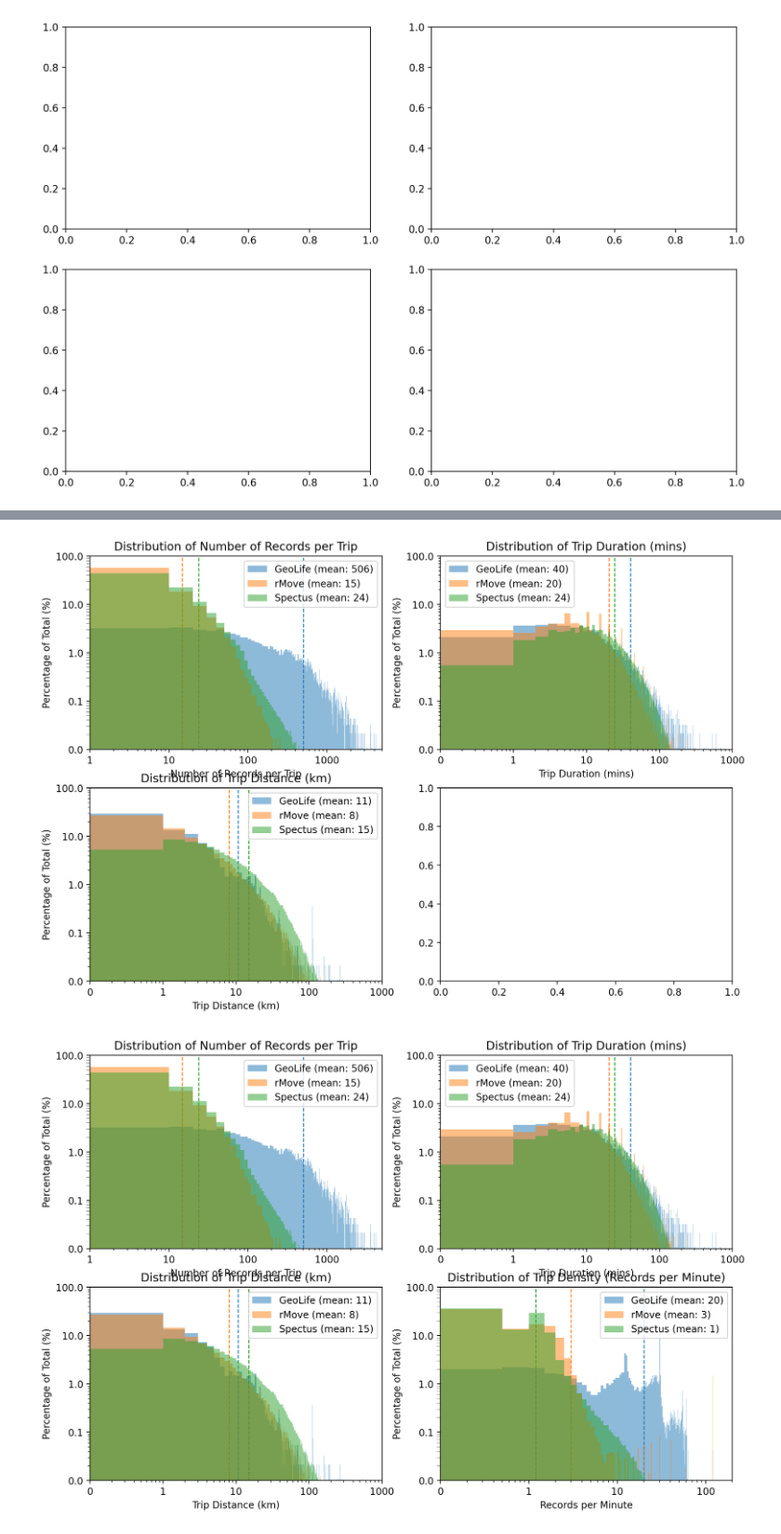
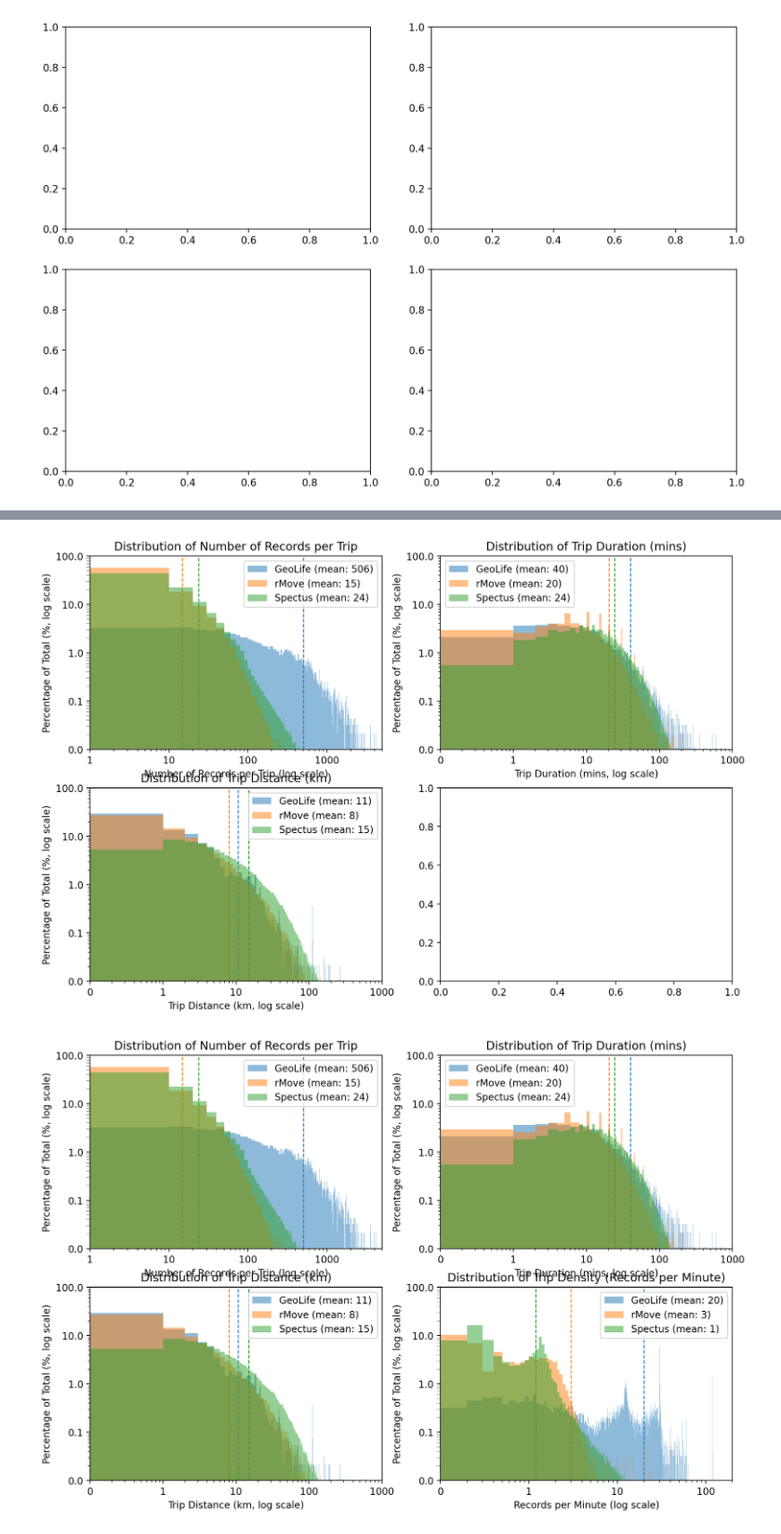
Before and after one commit to UW-THINKlab/mode-analysis, a Jupyter notebook: Dataset_Comparison_Graphs_All_Density.ipynb, the cells around one changed output, grey strips where cells are left out. Shown at 93% size. Saved outputs shown, nothing was run; the diff lists cells and outputs as text; code cells hidden in the pictures.

Commit message:
Updating graphs and adding to readme

```diff
--- a/Dataset_Comparison_Graphs_All_Density.ipynb
+++ b/Dataset_Comparison_Graphs_All_Density.ipynb
@@ -507,53 +507,53 @@ ax2.set_ylim(0.01, 100)
 ax2.xaxis.set_major_formatter(ScalarFormatter())
 ax2.yaxis.set_major_formatter(ScalarFormatter())
 
-ax2.set_xlabel('Trip Distance (km)')
-ax2.set_ylabel('Percentage of Total (%)')
+ax2.set_xlabel('Trip Distance (km, log scale)')
+ax2.set_ylabel('Percentage of Total (%, log scale)')
 ax2.set_title('Distribution of Trip Distance (km)')
 ax2.legend()
 
 fig2
 # %% [output]
-[figure, old version]
+[figure, new version]
 # %%
 ax2 = axes2_flat[3]
 
 filtered_geolife = df_geolife[df_geolife['density_records_per_minute'] <= 200]
 filtered_rmove = df_rmove[df_rmove['density_records_per_minute'] <= 200]
 filtered_spectus = df_spectus[df_spectus['density_records_per_minute'] <= 200]
 
 weights_geolife = np.ones_like(filtered_geolife['density_records_per_minute']) / len(filtered_geolife['density_records_per_minute']) * 100
 weights_rmove = np.ones_like(filtered_rmove['density_records_per_minute']) / len(filtered_rmove['density_records_per_minute']) * 100
 weights_spectus = np.ones_like(filtered_spectus['density_records_per_minute']) / len(filtered_spectus['density_records_per_minute']) * 100
 
 mean_geolife = filtered_geolife['density_records_per_minute'].mean()
 mean_rmove = filtered_rmove['density_records_per_minute'].mean()
 mean_spectus = filtered_spectus['density_records_per_minute'].mean()
 
 ax2.axvline(mean_geolife, color='C0', linestyle='--', linewidth=1, zorder=1)
 ax2.axvline(mean_rmove, color='C1', linestyle='--', linewidth=1, zorder=1)
 ax2.axvline(mean_spectus, color='C2', linestyle='--', linewidth=1, zorder=1)
 
-ax2.hist(filtered_geolife['density_records_per_minute'], bins=400, range=(0, 200), alpha=0.5, label=f'GeoLife (mean: {mean_geolife:.0f})', weights=weights_geolife, zorder=2)
-ax2.hist(filtered_rmove['density_records_per_minute'], bins=400, range=(0, 200), alpha=0.5, label=f'rMove (mean: {mean_rmove:.0f})', weights=weights_rmove, zorder=2)
-ax2.hist(filtered_spectus['density_records_per_minute'], bins=400, range=(0, 200), alpha=0.5, label=f'Spectus (mean: {mean_spectus:.0f})', weights=weights_spectus, zorder=2)
+ax2.hist(filtered_geolife['density_records_per_minute'], bins=2000, range=(0, 200), alpha=0.5, label=f'GeoLife (mean: {mean_geolife:.0f})', weights=weights_geolife, zorder=2)
+ax2.hist(filtered_rmove['density_records_per_minute'], bins=2000, range=(0, 200), alpha=0.5, label=f'rMove (mean: {mean_rmove:.0f})', weights=weights_rmove, zorder=2)
+ax2.hist(filtered_spectus['density_records_per_minute'], bins=2000, range=(0, 200), alpha=0.5, label=f'Spectus (mean: {mean_spectus:.0f})', weights=weights_spectus, zorder=2)
 
 ax2.set_xscale('log')
 ax2.set_yscale('log')
 ax2.set_xlim(0.1, 200)
 ax2.set_ylim(0.01, 100)
 ax2.tick_params(axis='y', which='minor', length=4, color='gray')
 ax2.xaxis.set_major_formatter(ScalarFormatter())
 ax2.yaxis.set_major_formatter(ScalarFormatter())
 
-ax2.set_xlabel('Records per Minute')
-ax2.set_ylabel('Percentage of Total (%)')
+ax2.set_xlabel('Records per Minute (log scale)')
+ax2.set_ylabel('Percentage of Total (%, log scale)')
 ax2.set_title('Distribution of Trip Density (Records per Minute)')
 ax2.legend()
 
 fig2
 # %% [output]
-[figure, old version]
+[figure, new version]
 # %%
 fig2.tight_layout(rect=[0.01, 0.01, 0.99, 0.98])
 fig2.subplots_adjust(hspace=0.3)
```
Also changed, not shown: parts of 3 cells of this notebook, 4 other files.
